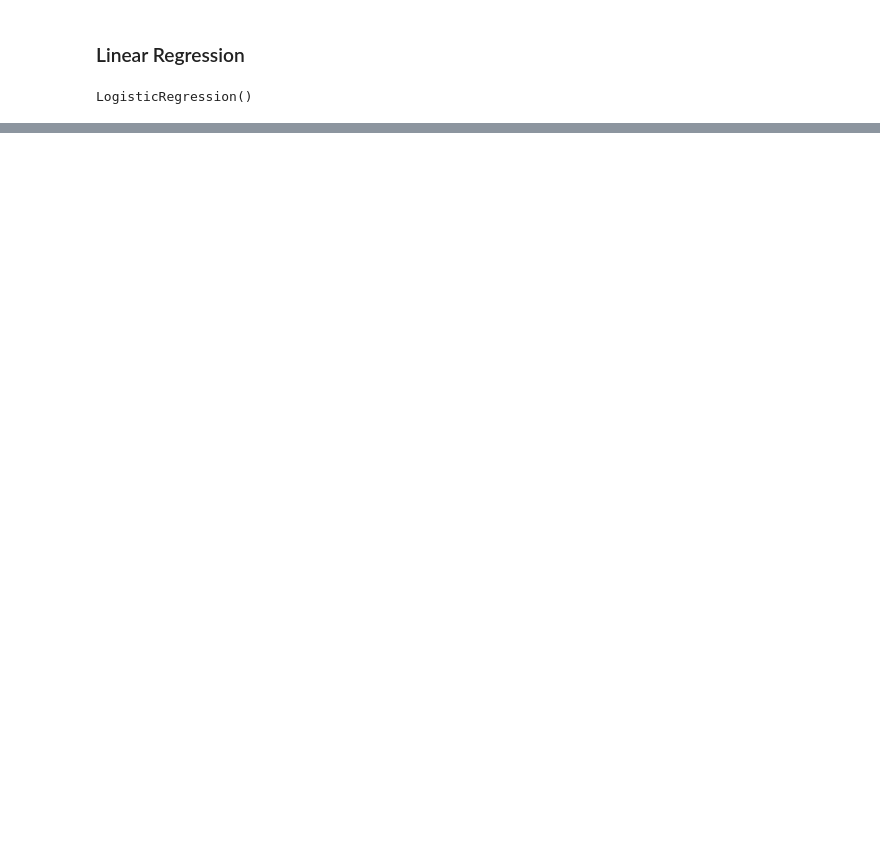
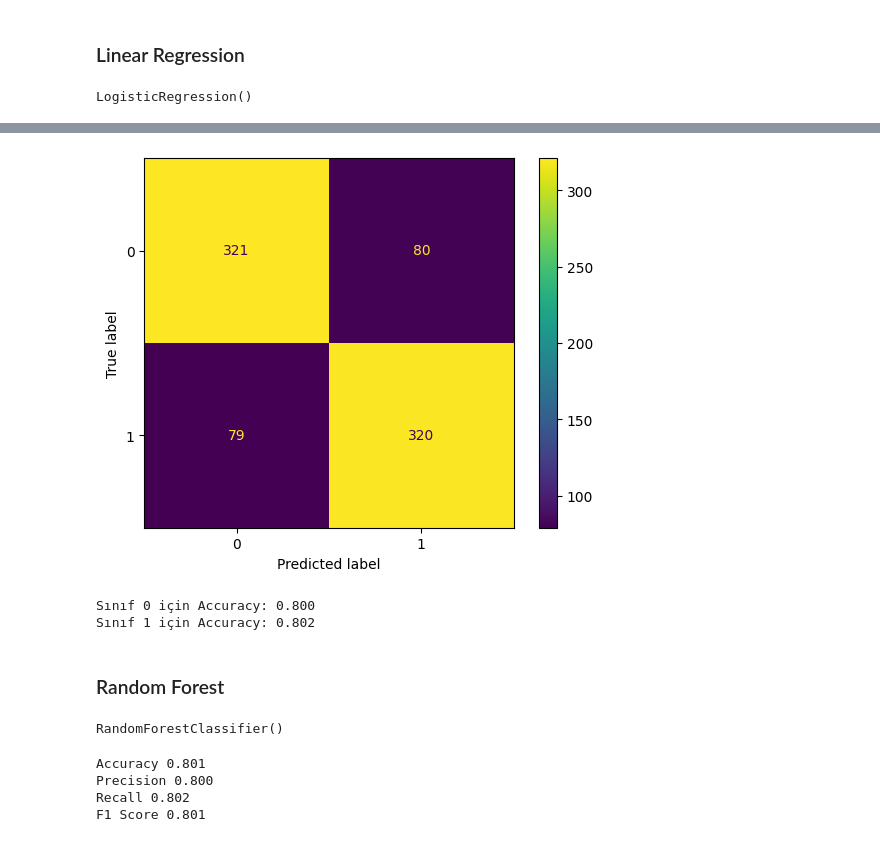
Before and after one commit to Uuranyum/Data_Science_Projects, a Jupyter notebook: quality-prediction-with-different-classification.ipynb, the cells around one changed output, grey strips where cells are left out. Cells and saved outputs as stored; diff of their text form; code cells hidden in the pictures; blank space fills up the shorter version.

```diff
--- a/quality-prediction-with-different-classification.ipynb
+++ b/quality-prediction-with-different-classification.ipynb
@@ -267,0 +420,2 @@ display.plot();
+# %%
+X_t_train, X_t_test, y_t_train, y_t_test = train_test_split(X,y, test_size=0.2, random_state=42)
@@ -267,0 +439,16 @@ display.plot();
+# %%
+cm5 = metrics.confusion_matrix(y_test,y_pred_dtc, labels = dtc.classes_)
+
+display5 = metrics.ConfusionMatrixDisplay(confusion_matrix = cm5,display_labels = dtc.classes_)
+display5.plot();
+# %% [output]
+[figure, added]
+# %%
+for i in range(len(cm5)):
+    class_accuracy = cm5[i, i] / cm5[i, :].sum()
+    print(f'Sınıf {i} için Accuracy: {class_accuracy:.3f}')
+# %% [output]
+Sınıf 0 için Accuracy: 0.800
+Sınıf 1 için Accuracy: 0.802
+# %% [markdown]
+### Random Forest
@@ -267,0 +457,17 @@ display.plot();
+# %%
+rfc = RandomForestClassifier()
+rfc.fit(X_f_train,y_f_train)
+# %% [output]
+RandomForestClassifier()
+# %%
+y_pred_rfc = rfc.predict(X_f_test)
+
+print('Accuracy','%.3f' % accuracy_score(y_test, y_pred_dtc))
+print('Precision','%.3f' % precision_score(y_test, y_pred_dtc))
+print('Recall','%.3f' % recall_score(y_test, y_pred_dtc))
+print('F1 Score','%.3f' % f1_score(y_test, y_pred_dtc))
+# %% [output]
+Accuracy 0.801
+Precision 0.800
+Recall 0.802
+F1 Score 0.801
```
Also changed, not shown: parts of 40 cells of this notebook.
